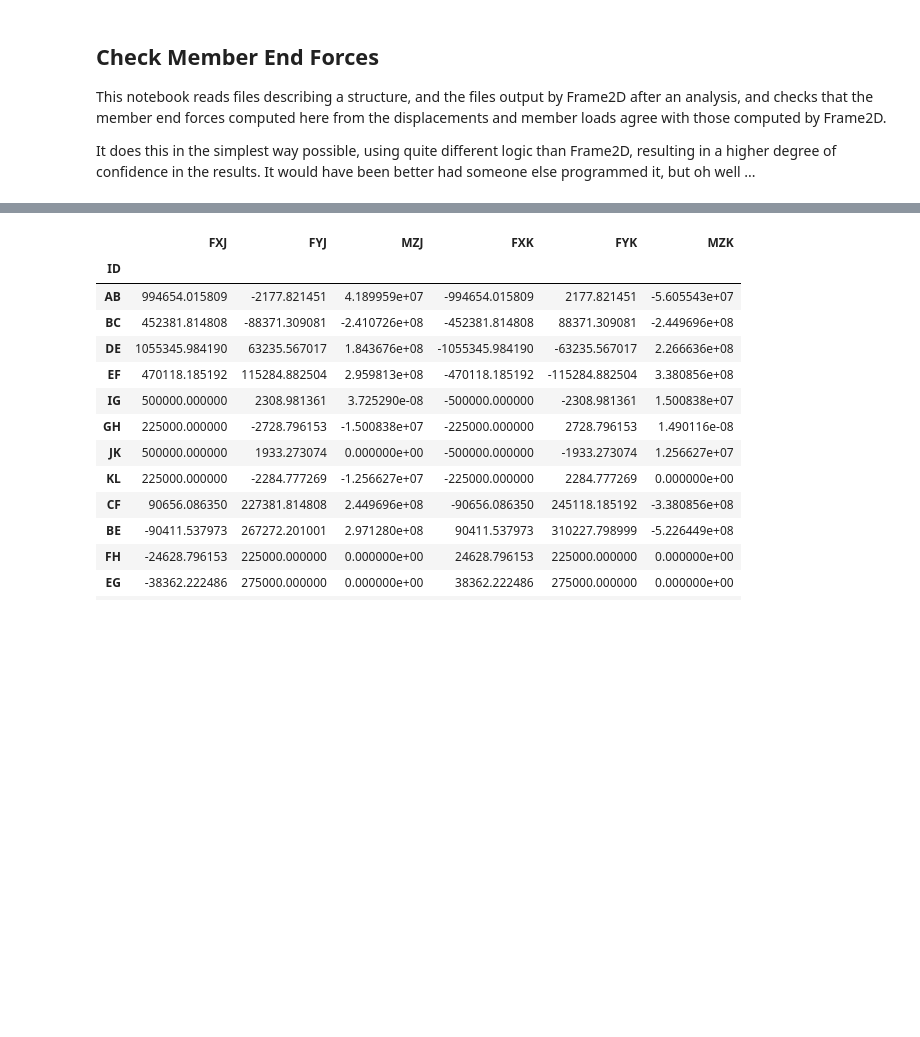
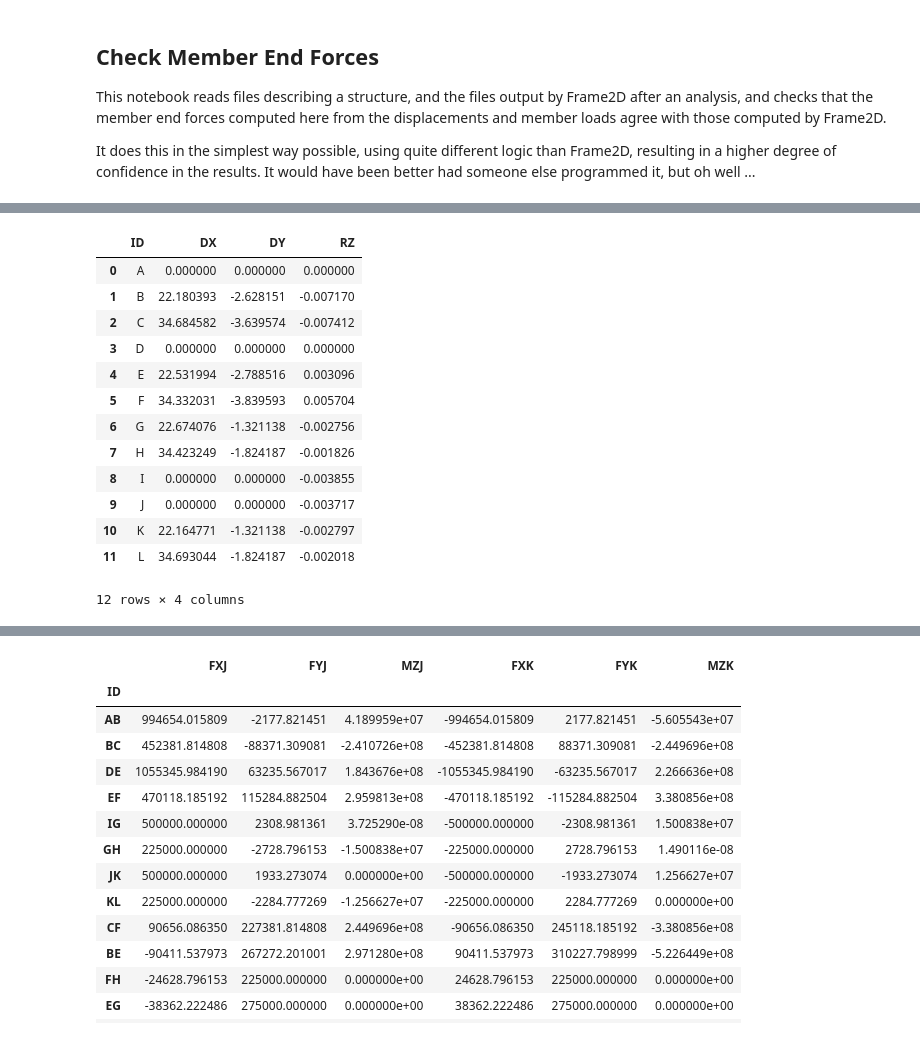
Before and after one commit to nholtz/structural-analysis, a Jupyter notebook: matrix-methods/frame2d/Check-Member-End-Forces.ipynb, the cells around one changed output, grey strips where cells are left out. Saved outputs shown, nothing was run; the diff lists cells and outputs as text; code cells hidden in the pictures; blank space fills up the shorter version.

```diff
--- a/matrix-methods/frame2d/Check-Member-End-Forces.ipynb
+++ b/matrix-methods/frame2d/Check-Member-End-Forces.ipynb
@@ -49,3 +65,20 @@ for i,n in table.iterrows():
+# %%
+dtable
+# %% [output]
+|  | ID | DX | DY | RZ |
+| 0 | A | 0.000000 | 0.000000 | 0.000000 |
+| 1 | B | 22.180393 | -2.628151 | -0.007170 |
+| 2 | C | 34.684582 | -3.639574 | -0.007412 |
+| 3 | D | 0.000000 | 0.000000 | 0.000000 |
+| 4 | E | 22.531994 | -2.788516 | 0.003096 |
+| 5 | F | 34.332031 | -3.839593 | 0.005704 |
+| 6 | G | 22.674076 | -1.321138 | -0.002756 |
+| 7 | H | 34.423249 | -1.824187 | -0.001826 |
+| 8 | I | 0.000000 | 0.000000 | -0.003855 |
+| 9 | J | 0.000000 | 0.000000 | -0.003717 |
+| 10 | K | 22.164771 | -1.321138 | -0.002797 |
+| 11 | L | 34.693044 | -1.824187 | -0.002018 |
+12 rows × 4 columns
 # %%
 class Member(object):
 
```
Also changed, not shown: parts of 8 cells of this notebook.
